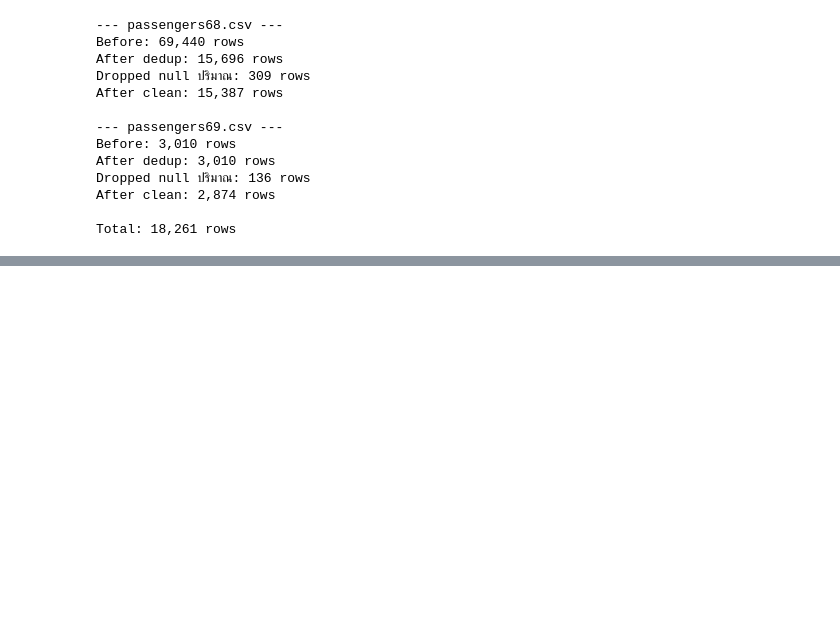
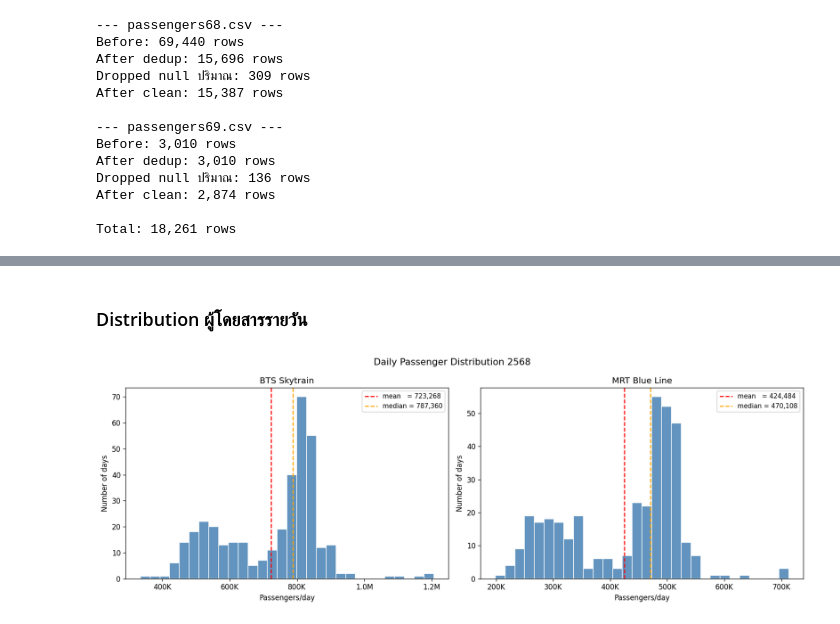
Before and after one commit to Kongbeng-21/SuperAi, a Jupyter notebook: Week1.ipynb, the cells around one changed output, grey strips where cells are left out. Saved outputs shown, nothing was run; the diff lists cells and outputs as text; code cells hidden in the pictures; blank space fills up the shorter version.

```diff
--- a/Week1.ipynb
+++ b/Week1.ipynb
@@ -261,0 +318,23 @@ Vehicle types: 43
+# %% [markdown]
+### Distribution ผู้โดยสารรายวัน
+# %%
+# histogramของ2สายหลัก ดูการกระจายตัวและoutlier
+fig, axes = plt.subplots(1, 2, figsize=(14, 5))
+
+for ax, vehicle in zip(axes, ['BTS Skytrain', 'MRT Blue Line']):
+    data = rail68[rail68['line_en'] == vehicle]['ปริมาณ']
+    ax.hist(data, bins=30, color='steelblue', edgecolor='white', alpha=0.85)
+    ax.axvline(data.mean(),   color='red',    linestyle='--', label=f'mean   = {data.mean():,.0f}')
+    ax.axvline(data.median(), color='orange', linestyle='--', label=f'median = {data.median():,.0f}')
+    ax.set_title(vehicle)
+    ax.set_xlabel('Passengers/day')
+    ax.set_ylabel('Number of days')
+    ax.legend(fontsize=9)
+    ax.xaxis.set_major_formatter(
+        plt.FuncFormatter(lambda x, _: f'{x/1e6:.1f}M' if x >= 1e6 else f'{x/1e3:.0f}K'))
+
+fig.suptitle('Daily Passenger Distribution 2568', fontsize=13)
+plt.tight_layout()
+plt.show()
+# %% [output]
+[figure, added]
```
Also changed, not shown: parts of 18 cells of this notebook.
